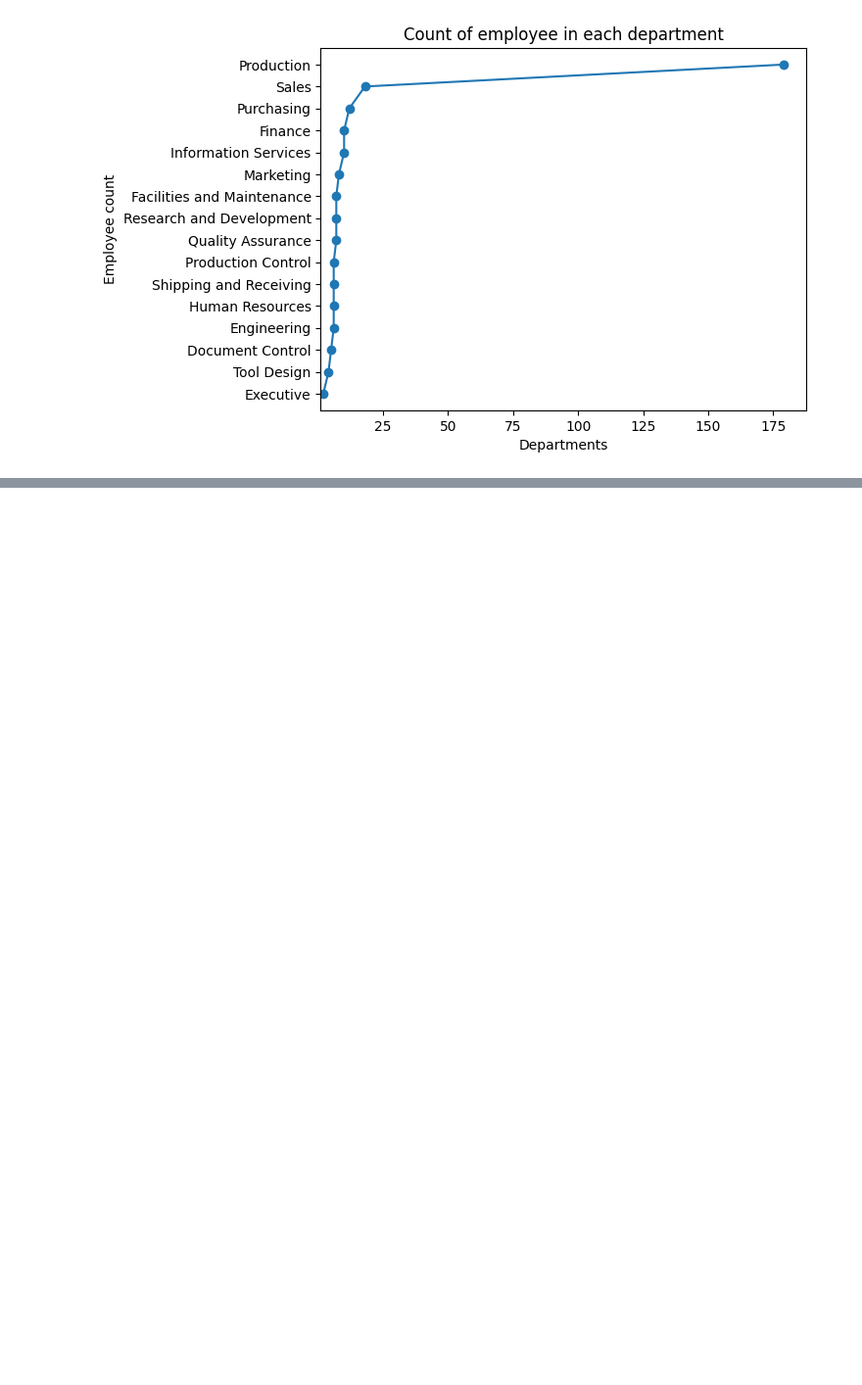
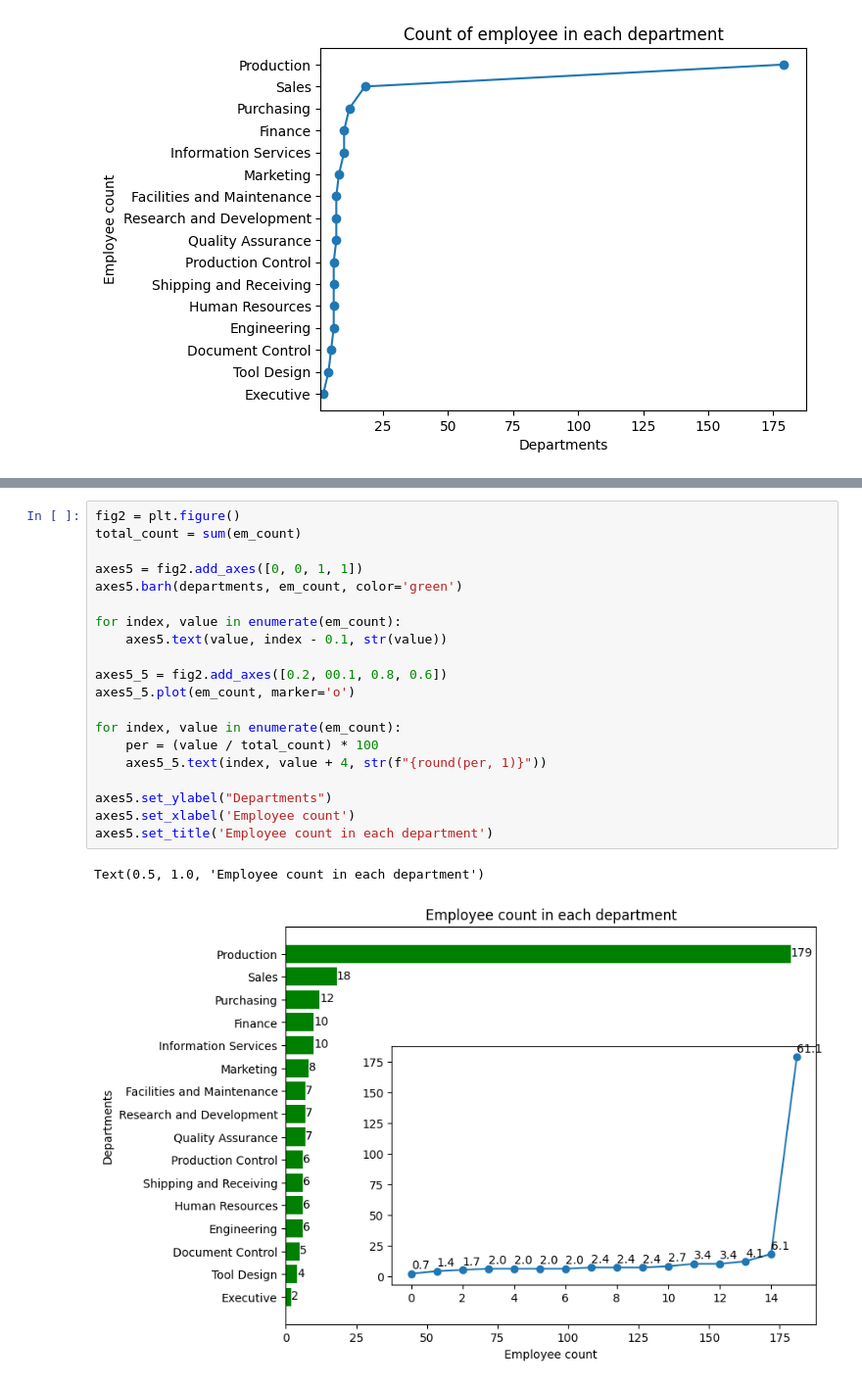
Before and after one commit to Peshp/Python-playground, a Jupyter notebook: Analyzis/employees.departments.ipynb, the cells around one changed output, grey strips where cells are left out. Shown at 98% size. Saved outputs shown, nothing was run; the diff lists cells and outputs as text; blank space fills up the shorter version.

```diff
--- a/Analyzis/employees.departments.ipynb
+++ b/Analyzis/employees.departments.ipynb
@@ -63,0 +81,23 @@ plt.show()
+# %%
+fig2 = plt.figure()
+total_count = sum(em_count)
+
+axes5 = fig2.add_axes([0, 0, 1, 1])
+axes5.barh(departments, em_count, color='green')
+
+for index, value in enumerate(em_count):
+    axes5.text(value, index - 0.1, str(value))
+
+axes5_5 = fig2.add_axes([0.2, 00.1, 0.8, 0.6])
+axes5_5.plot(em_count, marker='o')
+
+for index, value in enumerate(em_count):
+    per = (value / total_count) * 100
+    axes5_5.text(index, value + 4, str(f"{round(per, 1)}"))
+
+axes5.set_ylabel("Departments")
+axes5.set_xlabel('Employee count')
+axes5.set_title('Employee count in each department')
+# %% [output]
+Text(0.5, 1.0, 'Employee count in each department')
+[figure, added]
```
Also changed, not shown: parts of 1 cell of this notebook.
